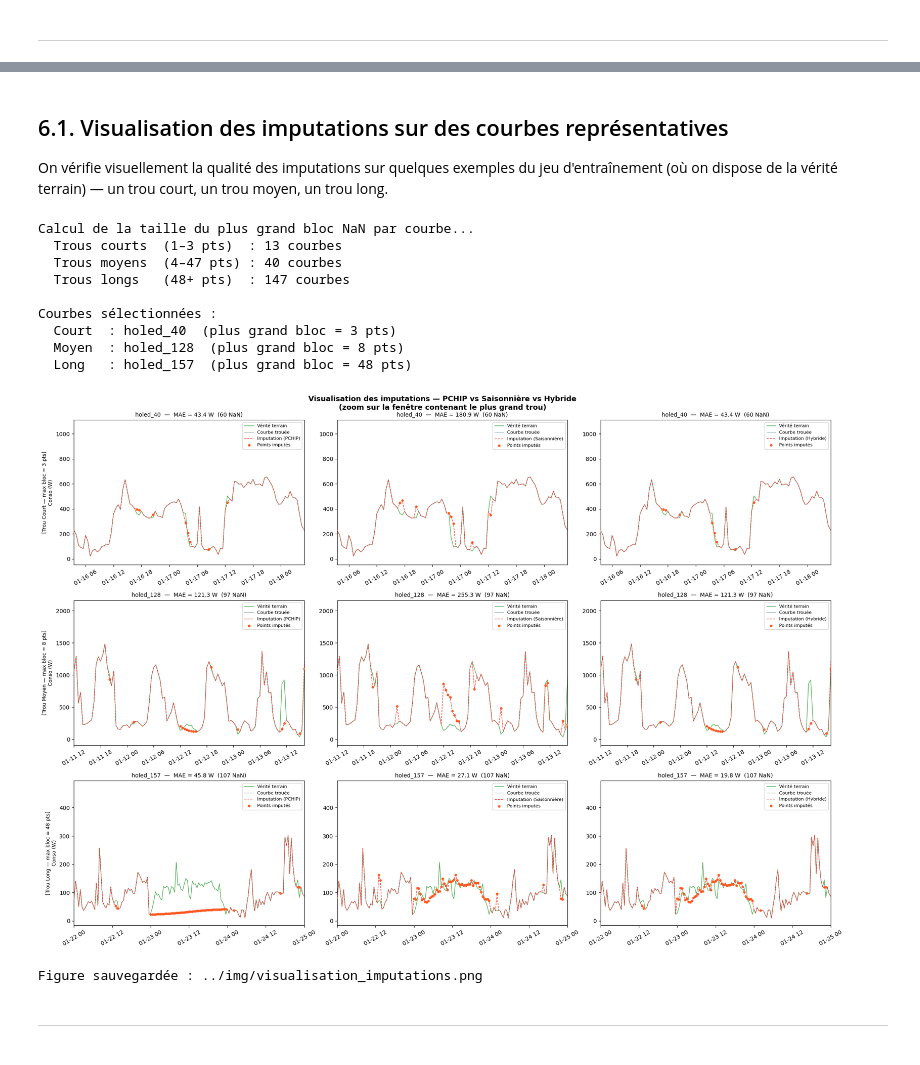
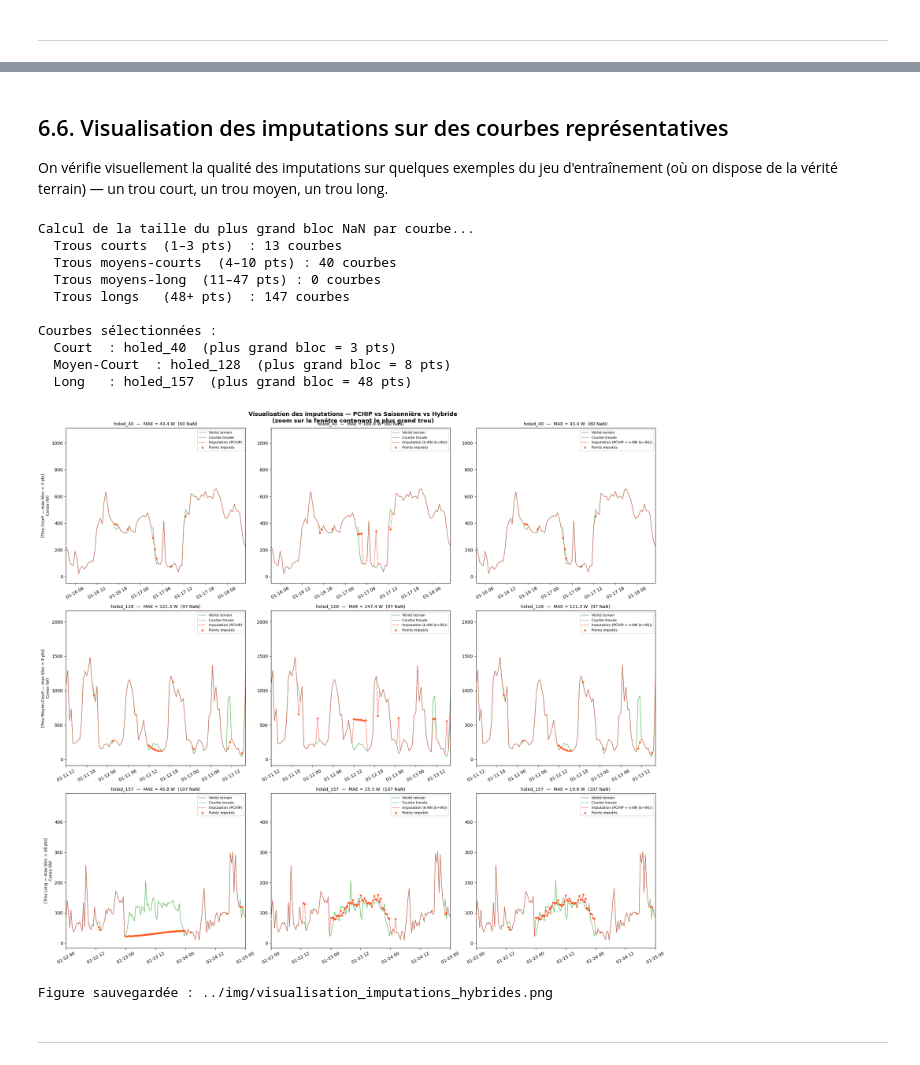
Before and after one commit to dempxl/ChallengeData-ENEDIS, a Jupyter notebook: notebook/notebook_LOGAN.ipynb, the cells around one changed output, grey strips where cells are left out. Cells and saved outputs as stored; diff of their text form; code cells hidden in the pictures.

Commit message:
[Update] Notebook mis à jour avec nouvelle méthode légèrement plus performante

```diff
--- a/notebook/notebook_LOGAN.ipynb
+++ b/notebook/notebook_LOGAN.ipynb
@@ -577,3 +577,11 @@ def impute_knn(holed_series, reference_df, k=5, max_refs=2000, random_state=42):
         result.values[nan_mask] = imputed
 
     return result
+# %%
+# Test rapide de `impute_knn` — vérifie forme et absence d'erreur
+try:
+    test_col = holed_cols[0]
+    res = impute_knn(X_holed[test_col], X_complete, k=5)
+    print(f"Type: {type(res)}, longueur: {len(res)}, NaN restants: {res.isna().sum()}")
+except Exception as e:
+    print("Erreur lors du test impute_knn:", repr(e))
@@ -767,6 +777,7 @@ X_holed_eval  = X_holed[EVAL_COLS]
 y_train_eval  = y_train[EVAL_COLS]
 
 results = {}
+results_hybrid = {}
 # %% [markdown]
 ## 3.2. Optimisation du k dans k-NN
 
@@ -1478,5 +1909,5 @@ On remarque alors que le combo parfait pour avoir le score le plus bas est:
 # %% [markdown]
-## 6.1. Visualisation des imputations sur des courbes représentatives
+## 6.6. Visualisation des imputations sur des courbes représentatives
 
 On vérifie visuellement la qualité des imputations sur quelques exemples du jeu d'entraînement (où on dispose de la vérité terrain) — un trou court, un trou moyen, un trou long.
 # %%
@@ -1530,7 +1961,8 @@ max_gap_per_col = pd.Series(
 )
 
 print(f"  Trous courts  (1–3 pts)  : {(max_gap_per_col.between(1,3)).sum()} courbes")
-print(f"  Trous moyens  (4–47 pts) : {(max_gap_per_col.between(4,47)).sum()} courbes")
+print(f"  Trous moyens-courts  (4–10 pts) : {(max_gap_per_col.between(4,10)).sum()} courbes")
+print(f"  Trous moyens-long  (11–47 pts) : {(max_gap_per_col.between(11,47)).sum()} courbes")
 print(f"  Trous longs   (48+ pts)  : {(max_gap_per_col >= 48).sum()} courbes")
 
 # ── Sélection d'une courbe représentative par catégorie ─────────────────────
@@ -1547,7 +1979,7 @@ long_col   = long_pool.index[len(long_pool)//2]    if len(long_pool)   > 0 else
 
 print(f"\nCourbes sélectionnées :")
 print(f"  Court  : {short_col}  (plus grand bloc = {max_gap_per_col[short_col]} pts)")
-print(f"  Moyen  : {medium_col}  (plus grand bloc = {max_gap_per_col[medium_col]} pts)")
+print(f"  Moyen-Court  : {medium_col}  (plus grand bloc = {max_gap_per_col[medium_col]} pts)")
 print(f"  Long   : {long_col}  (plus grand bloc = {max_gap_per_col[long_col]} pts)")
 
 # ── Zoom sur la fenêtre contenant le plus grand trou ─────────────────────────
@@ -1573,64 +2005,79 @@ def get_zoom_window(series, gap_col, margin_pts=48):
     return win_start, win_end
 
 
-# ── Grille 3 × 3 : ligne = taille de trou, colonne = méthode ─────────────────
-fig, axes = plt.subplots(3, 3, figsize=(20, 14))
+# ── Grille 4 × 3 : ligne = taille de trou, colonne = méthode ─────────────────
+fig, axes = plt.subplots(3, 3, figsize=(20, 18))
 fig.suptitle(
     "Visualisation des imputations — PCHIP vs Saisonnière vs Hybride\n"
     "(zoom sur la fenêtre contenant le plus grand trou)",
     fontsize=13, fontweight="bold"
 )
 
-col_titles = ["PCHIP", "Saisonnière (period=48)", "Hybride (PCHIP + Saisonnière)"]
+col_titles = [
+    "PCHIP",
+    "k-NN (k="+str(best_k)+")",
+    "PCHIP + k-NN (k="+str(best_k)+")"
+]
 for ax_col, title in zip(axes[0], col_titles):
     ax_col.set_title(title, fontsize=11, fontweight="bold", pad=12)
 
-impute_fns = [
-    (impute_interpolation, "PCHIP",        {"method": "pchip"}),
-    (impute_seasonal,      "Saisonnière",  {"period": 48}),
-    (impute_hybrid,        "Hybride",      {}),
+impute_hybrid_fns = [
+    (impute_interpolation,
+     "PCHIP",
+     {"method": "pchip"}),
+
+    (impute_knn,
+     "k-NN (k="+str(best_k)+")",
+     {"k": best_k, "reference_df": X_complete}),
+
+    (impute_hybrid_3,
+     "PCHIP + k-NN (k="+str(best_k)+")",
+     {"method": "pchip", "k": best_k})
 ]
 
 for row, (example_col, taille_label) in enumerate(
-    [(short_col, "Court"), (medium_col, "Moyen"), (long_col, "Long")]
+    [(short_col, "Court"), (medium_col, "Moyen-Court"), (long_col, "Long")]
 ):
     series  = X_holed_eval[example_col]
     target  = y_train_eval[example_col]
     max_gap = max_gap_per_col[example_col]
 
     # Fenêtre de zoom autour du plus grand trou
     win_s, win_e = get_zoom_window(series, example_col)
     zoom_index   = series.index[win_s:win_e+1]
 
-    for col_idx, (fn, lbl, kw) in enumerate(impute_fns):
+    for col_idx, (fn, lbl, kw) in enumerate(impute_hybrid_fns):
         ax = axes[row, col_idx]
-        plot_imputation(example_col, X_holed_eval, y_train_eval,
-                        fn, label=lbl, ax=ax, **kw)
+        plot_imputation(
+            example_col, X_holed_eval, y_train_eval,
+            fn, label=lbl, ax=ax, **kw
+        )
         # Appliquer le zoom sur la fenêtre du trou principal
         ax.set_xlim(zoom_index[0], zoom_index[-1])
         if col_idx > 0:
             ax.set_ylabel("")
 
     axes[row, 0].set_ylabel(
         f"[Trou {taille_label} — max bloc = {max_gap} pts]\nConso (W)", fontsize=9
     )
 
 plt.tight_layout()
-plt.savefig("../img/visualisation_imputations.png", dpi=150, bbox_inches="tight")
+plt.savefig("../img/visualisation_imputations_hybrides.png", dpi=150, bbox_inches="tight")
 plt.show()
-print("Figure sauvegardée : ../img/visualisation_imputations.png")
+print("Figure sauvegardée : ../img/visualisation_imputations_hybrides.png")
 # %% [output]
 Calcul de la taille du plus grand bloc NaN par courbe...
   Trous courts  (1–3 pts)  : 13 courbes
-  Trous moyens  (4–47 pts) : 40 courbes
+  Trous moyens-courts  (4–10 pts) : 40 courbes
+  Trous moyens-long  (11–47 pts) : 0 courbes
   Trous longs   (48+ pts)  : 147 courbes
 
 Courbes sélectionnées :
   Court  : holed_40  (plus grand bloc = 3 pts)
-  Moyen  : holed_128  (plus grand bloc = 8 pts)
+  Moyen-Court  : holed_128  (plus grand bloc = 8 pts)
   Long   : holed_157  (plus grand bloc = 48 pts)
-[figure, old version]
+[figure, new version]
-Figure sauvegardée : ../img/visualisation_imputations.png
+Figure sauvegardée : ../img/visualisation_imputations_hybrides.png
 # %% [markdown]
 ---
 # %% [markdown]
```
Also changed, not shown: parts of 32 cells of this notebook, 6 other files.
